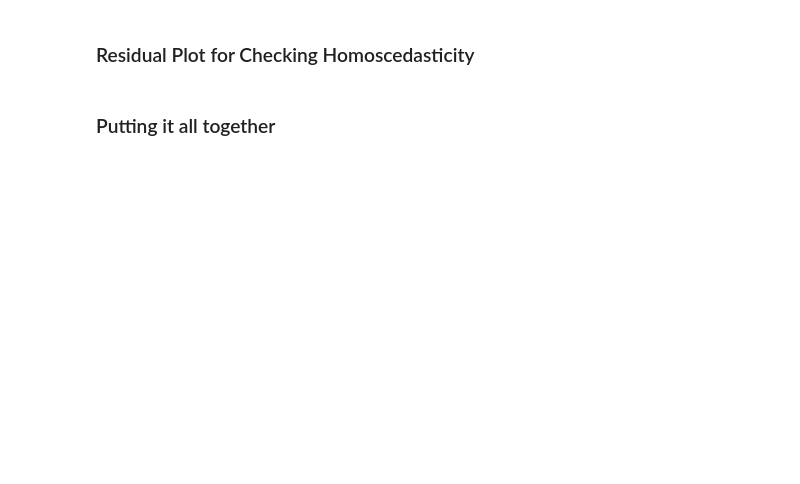
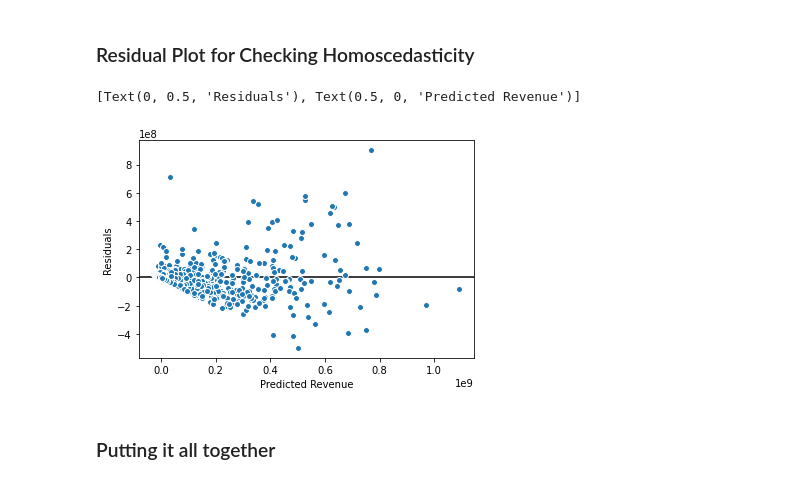
Before and after one commit to coding-dojo-data-science/data-enrichment-linear-regression-with-movies, a Jupyter notebook: PreClass-Pt1-Linear-Regression-with-Movies.ipynb, the cells around one changed output. Saved outputs shown, nothing was run; the diff lists cells and outputs as text; code cells hidden in the pictures; blank space fills up the shorter version.

```diff
--- a/PreClass-Pt1-Linear-Regression-with-Movies.ipynb
+++ b/PreClass-Pt1-Linear-Regression-with-Movies.ipynb
@@ -275,6 +753,13 @@ import statsmodels.api as sm
 ### Residual Plot for Checking Homoscedasticity
 # %%
 ## Plot scatterplot with y_hat_test vs resids
+fig, ax = plt.subplots(figsize=(6,4))
+ax.scatter(y_hat_test, resid, ec='white')
+ax.axhline(0,c='black',zorder=0)
+ax.set(ylabel='Residuals',xlabel='Predicted Revenue')
+# %% [output]
+[Text(0, 0.5, 'Residuals'), Text(0.5, 0, 'Predicted Revenue')]
+[figure, added]
 # %% [markdown]
 ### Putting it all together
 # %%
```
Also changed, not shown: parts of 47 cells of this notebook, 1 other file.
